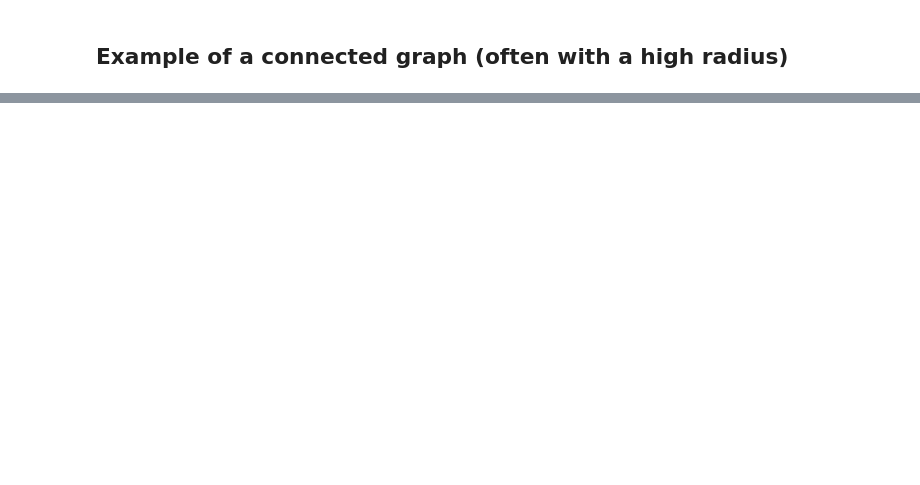
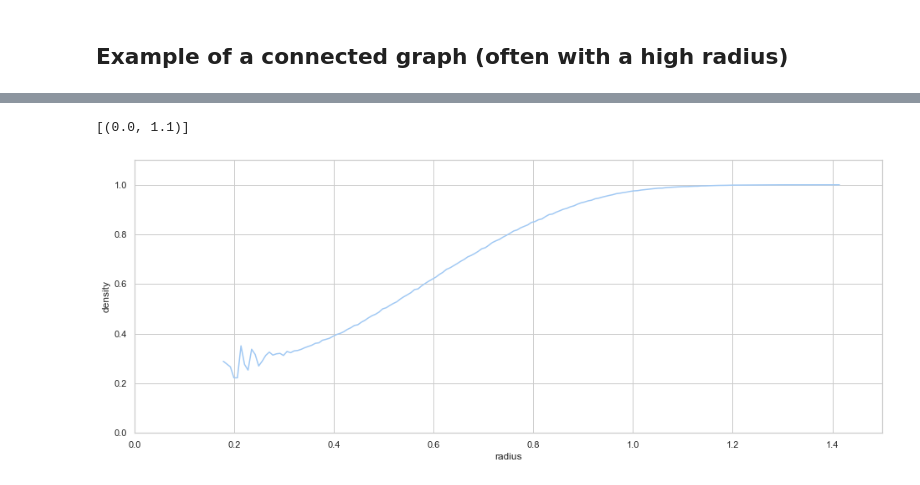
Before and after one commit to vivekkatial/HAQC, a Jupyter notebook: notebooks/14-exploring-connectivity-of-geometric-graphs.ipynb, the cells around one changed output, grey strips where cells are left out. Drawn from its saved outputs; the diff is of its cells as text; code cells hidden in the pictures; blank space fills up the shorter version.

```diff
--- a/notebooks/14-exploring-connectivity-of-geometric-graphs.ipynb
+++ b/notebooks/14-exploring-connectivity-of-geometric-graphs.ipynb
@@ -79,0 +111,9 @@ def draw_graph(G, colors, pos):
+# %%
+d_radius_density = d_geom_graphs[d_geom_graphs["connected"] == True].groupby("radius")["density"].mean().reset_index()
+plt.figure(figsize=(16, 6))
+dens_plot = sns.lineplot(data=d_radius_density, x="radius", y="density")
+dens_plot.set(xlim=(0, 1.5))
+dens_plot.set(ylim=(0, 1.1))
+# %% [output]
+[(0.0, 1.1)]
+[figure, added]
```
Also changed, not shown: parts of 9 cells of this notebook, 1 other file.
